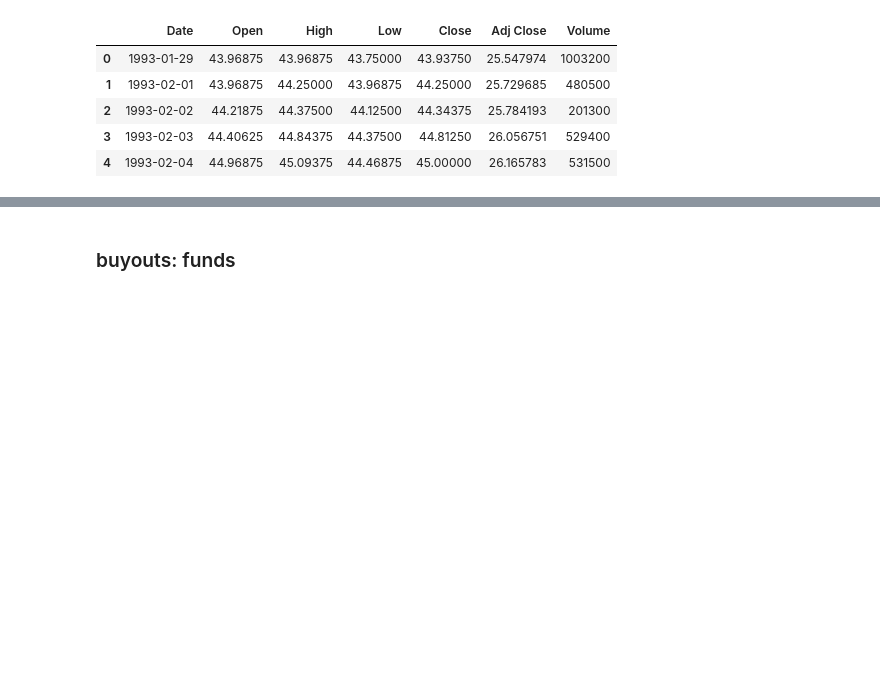
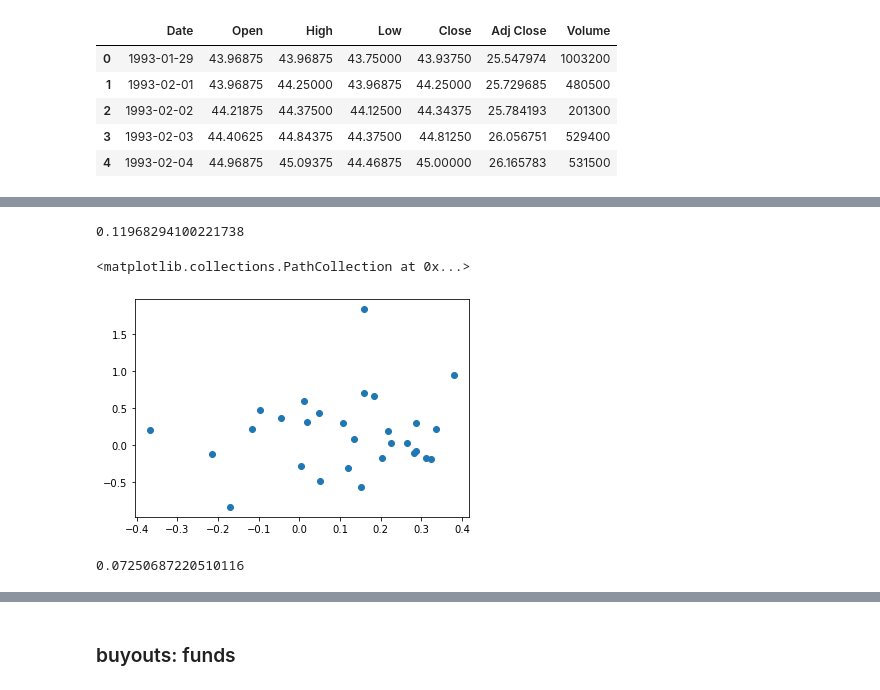
Before and after one commit to anjanaiyer/svb_practicum, a Jupyter notebook: buyouts/buyouts_sp_test.ipynb, the cells around one changed output, grey strips where cells are left out. Cells and saved outputs as stored; diff of their text form; code cells hidden in the pictures; blank space fills up the shorter version.

```diff
--- a/buyouts/buyouts_sp_test.ipynb
+++ b/buyouts/buyouts_sp_test.ipynb
@@ -438,0 +175,7 @@ Name: avg_fund_size_amt, dtype: float64
+# %%
+df_spy_yrend[["year", "month", "day"]] = df_spy_yrend["Date"].str.split("-", expand = True)
+df_spy_yrend['yyyy-mm'] = df_spy_yrend['year'] + '-' + df_spy_yrend['month']
+
+df_agg = df_spy_yrend.groupby('year', as_index=False).agg({'High':'max', 'Low':'min', 'Adj Close':'mean'})
+df_agg.rename(columns={'High':'high', 'Low':'low', 'Adj Close':'adj_close'}, inplace=True)
+df_agg.head()
@@ -438,0 +194,5 @@ Name: avg_fund_size_amt, dtype: float64
+# %%
+## find diff in price in S&P between years
+
+df_agg['pct_change_adj_close'] = df_agg['adj_close'].pct_change()
+df_agg.head()
@@ -438,0 +206,5 @@ Name: avg_fund_size_amt, dtype: float64
+# %%
+## goal when investing: low volatility
+
+df_agg['volatility'] = (df_agg['high'] - df_agg['low']) / df_agg['adj_close']
+df_agg.head()
@@ -438,0 +270,12 @@ Name: avg_fund_size_amt, dtype: float64
+# %%
+## look at percent changes in allocation of funds
+
+df_merged['pct_change_fund_size_amt'] = df_merged['avg_fund_size_amt'].pct_change()
+df_merged['pct_change_commit_amt'] = df_merged['avg_commitment_amt'].pct_change()
+
+df_merged = df_merged.rename(columns={'avg_commitment_amt':'avg_commit_amt'})
+df_merged = df_merged[['year', 'high', 'low', 'adj_close', 'pct_change_adj_close',
+                      'volatility', 'avg_fund_size_amt', 'pct_change_fund_size_amt',
+                      'avg_commit_amt', 'pct_change_commit_amt']]
+
+df_merged.head()
@@ -438,0 +289,15 @@ Name: avg_fund_size_amt, dtype: float64
+# %%
+## correlations
+
+df_merged['pct_change_adj_close'].corr(df_merged['pct_change_fund_size_amt'])
+# %% [output]
+0.11968294100221738
+# %%
+plt.scatter(df_merged.pct_change_adj_close, df_merged.pct_change_fund_size_amt)
+# %% [output]
+<matplotlib.collections.PathCollection at 0x...>
+[figure, added]
+# %%
+df_merged['pct_change_adj_close'].corr(df_merged['avg_fund_size_amt'])
+# %% [output]
+0.07250687220510116
```
Also changed, not shown: parts of 64 cells of this notebook.
